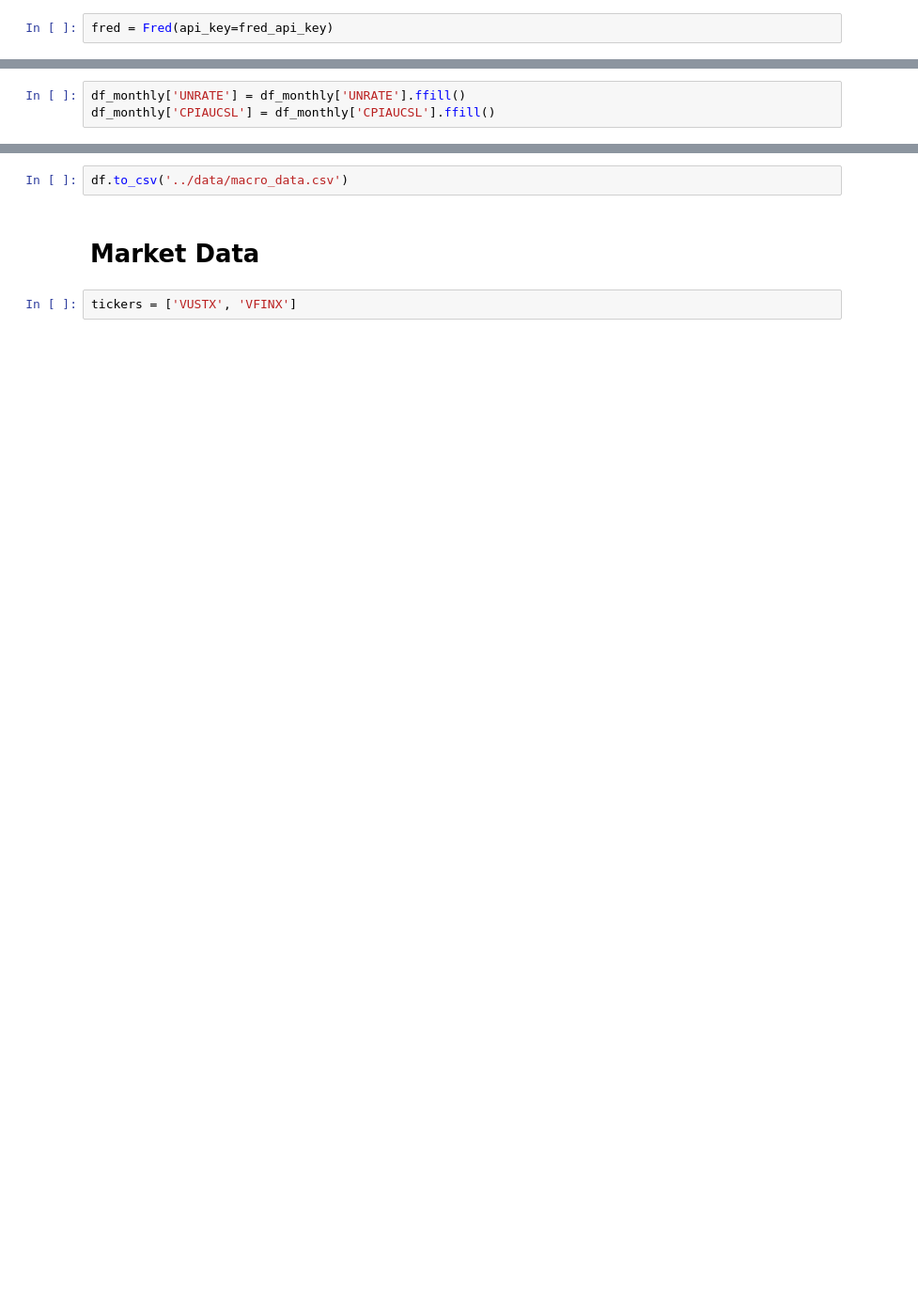
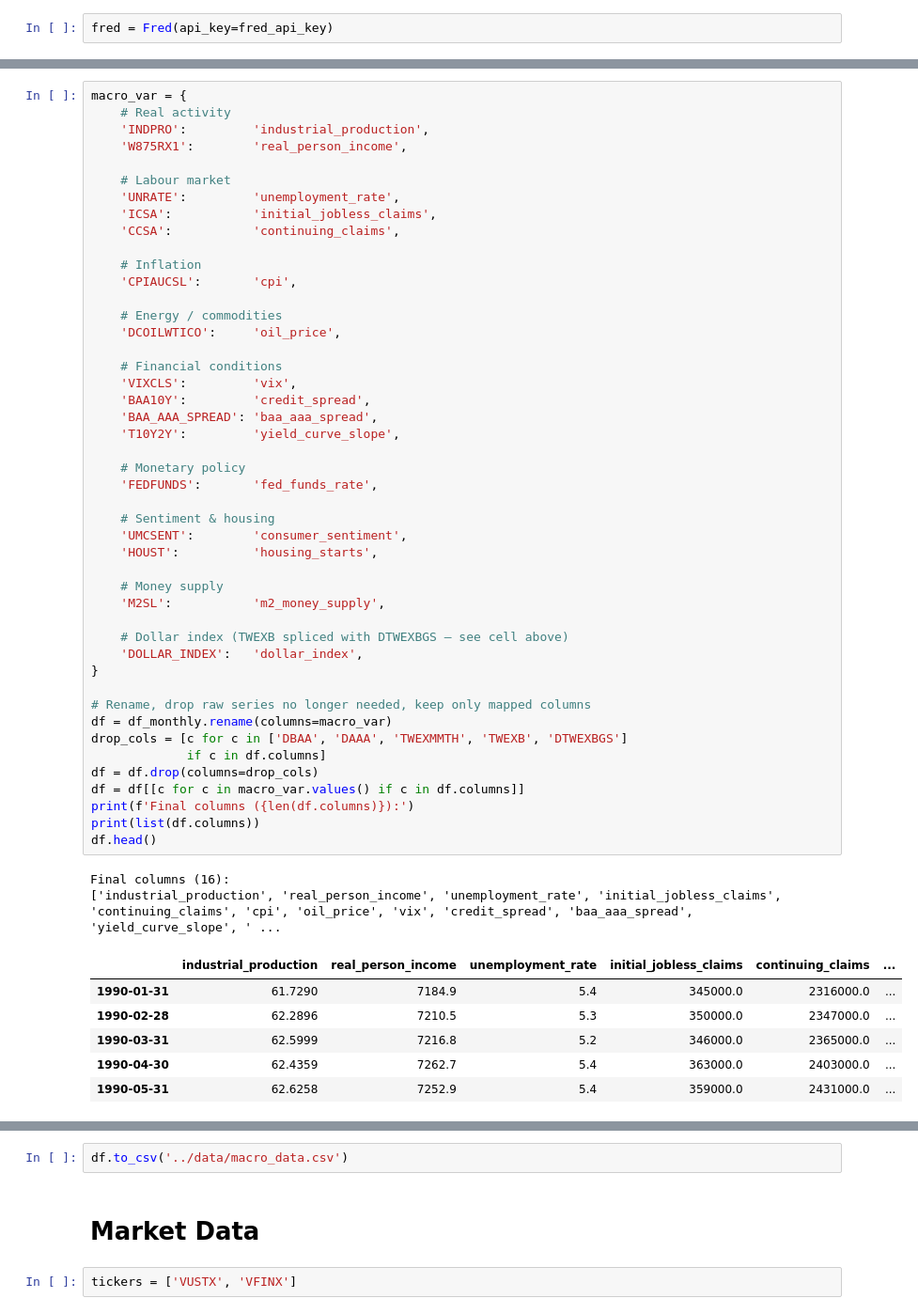
Before and after one commit to mydam169/regime-based-asset-allocator, a Jupyter notebook: notebooks/01_data_extraction.ipynb, the cells around one changed output, grey strips where cells are left out. Shown at 94% size. Cells and saved outputs as stored; diff of their text form; blank space fills up the shorter version.

```diff
--- a/notebooks/01_data_extraction.ipynb
+++ b/notebooks/01_data_extraction.ipynb
@@ -44,3 +125,0 @@ df_monthly.isna().sum()
-# %%
-df_monthly['UNRATE'] = df_monthly['UNRATE'].ffill()
-df_monthly['CPIAUCSL'] = df_monthly['CPIAUCSL'].ffill()
@@ -76 +193,56 @@ df = df_monthly.rename(columns=macro_var)
+# %%
+macro_var = {
+    # Real activity
+    'INDPRO':         'industrial_production',
+    'W875RX1':        'real_person_income',
+
+    # Labour market
+    'UNRATE':         'unemployment_rate',
+    'ICSA':           'initial_jobless_claims',
+    'CCSA':           'continuing_claims',
+
+    # Inflation
+    'CPIAUCSL':       'cpi',
+
+    # Energy / commodities
+    'DCOILWTICO':     'oil_price',
+
+    # Financial conditions
+    'VIXCLS':         'vix',
+    'BAA10Y':         'credit_spread',
+    'BAA_AAA_SPREAD': 'baa_aaa_spread',
+    'T10Y2Y':         'yield_curve_slope',
+
+    # Monetary policy
+    'FEDFUNDS':       'fed_funds_rate',
+
+    # Sentiment & housing
+    'UMCSENT':        'consumer_sentiment',
+    'HOUST':          'housing_starts',
+
+    # Money supply
+    'M2SL':           'm2_money_supply',
+
+    # Dollar index (TWEXB spliced with DTWEXBGS — see cell above)
+    'DOLLAR_INDEX':   'dollar_index',
+}
+
+# Rename, drop raw series no longer needed, keep only mapped columns
+df = df_monthly.rename(columns=macro_var)
+drop_cols = [c for c in ['DBAA', 'DAAA', 'TWEXMMTH', 'TWEXB', 'DTWEXBGS']
+             if c in df.columns]
+df = df.drop(columns=drop_cols)
+df = df[[c for c in macro_var.values() if c in df.columns]]
+print(f'Final columns ({len(df.columns)}):')
+print(list(df.columns))
+df.head()
+# %% [output]
+Final columns (16):
+['industrial_production', 'real_person_income', 'unemployment_rate', 'initial_jobless_claims', 'continuing_claims', 'cpi', 'oil_price', 'vix', 'credit_spread', 'baa_aaa_spread', 'yield_curve_slope', ' ...
+|  | industrial_production | real_person_income | unemployment_rate | initial_jobless_claims | continuing_claims | ... |
+| 1990-01-31 | 61.7290 | 7184.9 | 5.4 | 345000.0 | 2316000.0 | ... |
+| 1990-02-28 | 62.2896 | 7210.5 | 5.3 | 350000.0 | 2347000.0 | ... |
+| 1990-03-31 | 62.5999 | 7216.8 | 5.2 | 346000.0 | 2365000.0 | ... |
+| 1990-04-30 | 62.4359 | 7262.7 | 5.4 | 363000.0 | 2403000.0 | ... |
+| 1990-05-31 | 62.6258 | 7252.9 | 5.4 | 359000.0 | 2431000.0 | ... |
 # %%
```
Also changed, not shown: parts of 23 cells of this notebook, 4 other files.
